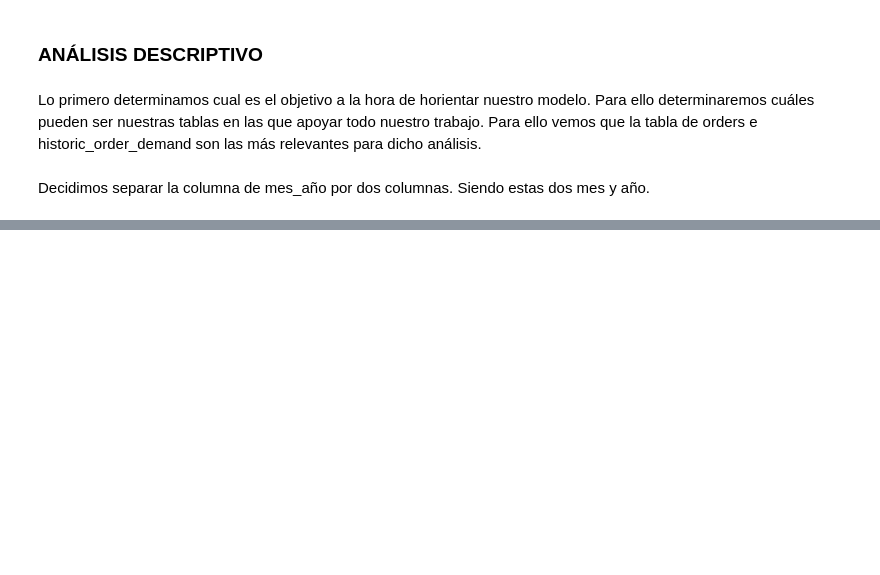
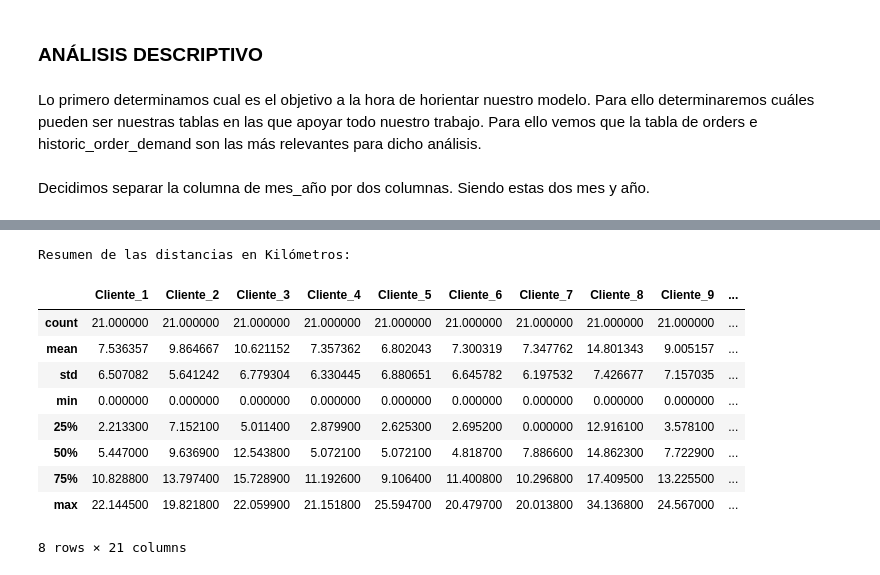
Before and after one commit to kikemocha/Distribution_of_perishable_goods, a Jupyter notebook: AnalisisPrediccion.ipynb, the cells around one changed output, grey strips where cells are left out. Saved outputs shown, nothing was run; the diff lists cells and outputs as text; code cells hidden in the pictures; blank space fills up the shorter version.

```diff
--- a/AnalisisPrediccion.ipynb
+++ b/AnalisisPrediccion.ipynb
@@ -48,0 +53,16 @@ df_historic_order_demand.drop('mes_anio', axis=1, inplace=True)
+# %%
+# Resumen estadístico de las distancias
+print("\nResumen de las distancias en Kilómetros:")
+df_distance_km.describe()
+# %% [output]
+Resumen de las distancias en Kilómetros:
+|  | Cliente_1 | Cliente_2 | Cliente_3 | Cliente_4 | Cliente_5 | Cliente_6 | Cliente_7 | Cliente_8 | Cliente_9 | ... |
+| count | 21.000000 | 21.000000 | 21.000000 | 21.000000 | 21.000000 | 21.000000 | 21.000000 | 21.000000 | 21.000000 | ... |
+| mean | 7.536357 | 9.864667 | 10.621152 | 7.357362 | 6.802043 | 7.300319 | 7.347762 | 14.801343 | 9.005157 | ... |
+| std | 6.507082 | 5.641242 | 6.779304 | 6.330445 | 6.880651 | 6.645782 | 6.197532 | 7.426677 | 7.157035 | ... |
+| min | 0.000000 | 0.000000 | 0.000000 | 0.000000 | 0.000000 | 0.000000 | 0.000000 | 0.000000 | 0.000000 | ... |
+| 25% | 2.213300 | 7.152100 | 5.011400 | 2.879900 | 2.625300 | 2.695200 | 0.000000 | 12.916100 | 3.578100 | ... |
+| 50% | 5.447000 | 9.636900 | 12.543800 | 5.072100 | 5.072100 | 4.818700 | 7.886600 | 14.862300 | 7.722900 | ... |
+| 75% | 10.828800 | 13.797400 | 15.728900 | 11.192600 | 9.106400 | 11.400800 | 10.296800 | 17.409500 | 13.225500 | ... |
+| max | 22.144500 | 19.821800 | 22.059900 | 21.151800 | 25.594700 | 20.479700 | 20.013800 | 34.136800 | 24.567000 | ... |
+8 rows × 21 columns
```
Also changed, not shown: parts of 36 cells of this notebook.
